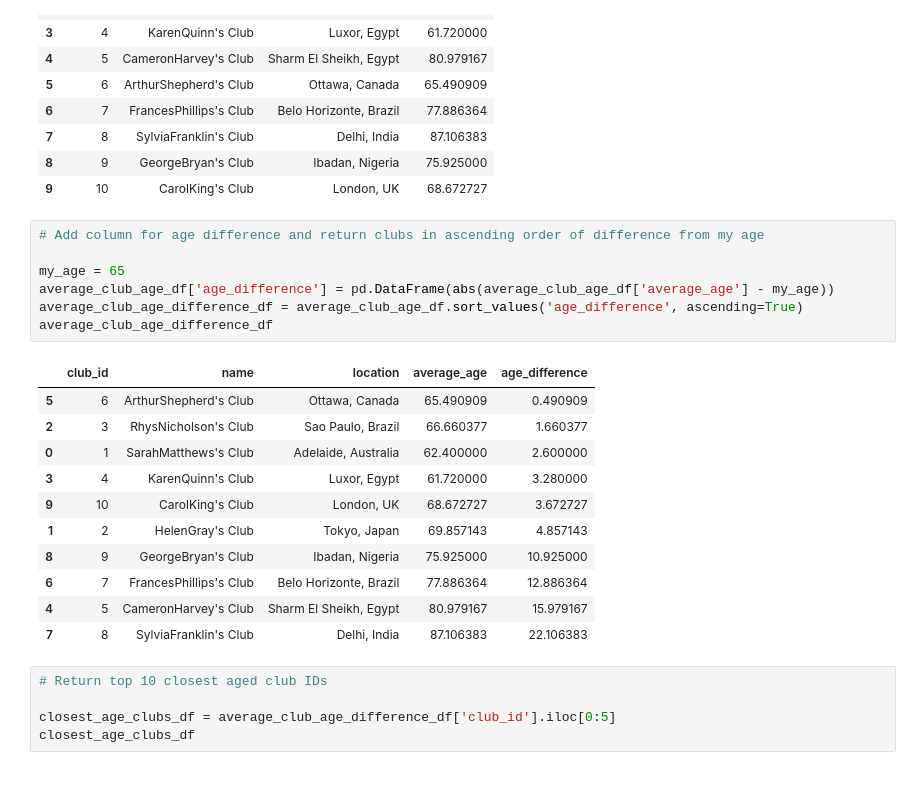
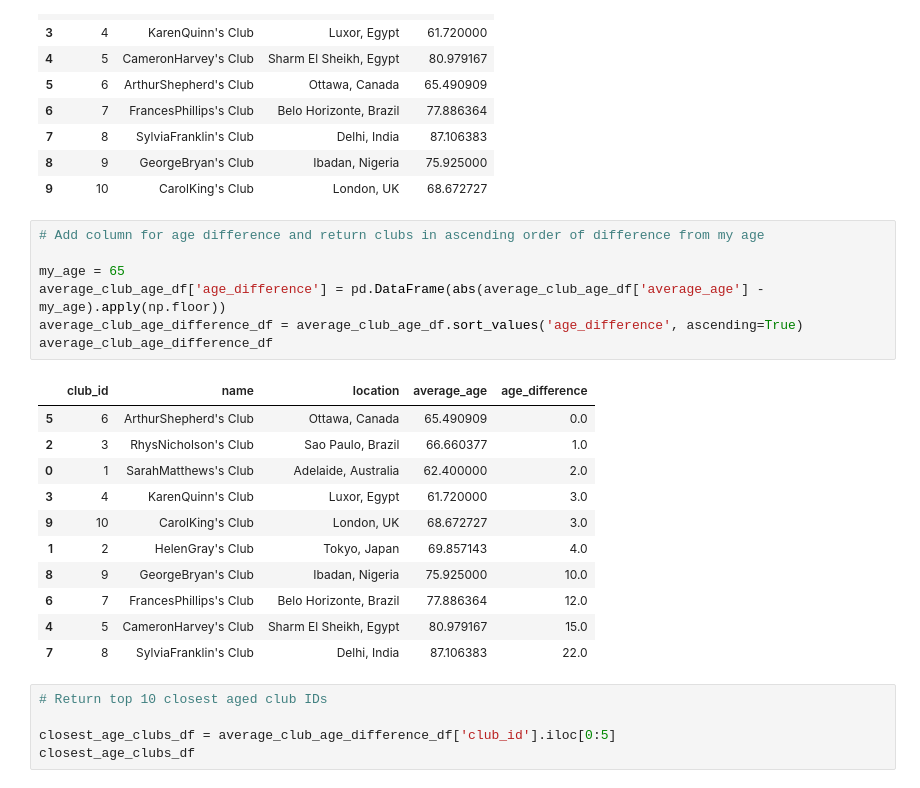
Before and after one commit to laurenceandrews/auguread, a Jupyter notebook: clubs/club-to-user-recommender/club-to-user-recommender.ipynb, the cells around one changed output. Saved outputs shown, nothing was run; the diff lists cells and outputs as text.

```diff
--- a/clubs/club-to-user-recommender/club-to-user-recommender.ipynb
+++ b/clubs/club-to-user-recommender/club-to-user-recommender.ipynb
@@ -104,22 +104,22 @@ average_club_age_df
 # %%
 # Add column for age difference and return clubs in ascending order of difference from my age
 
 my_age = 65
-average_club_age_df['age_difference'] = pd.DataFrame(abs(average_club_age_df['average_age'] - my_age))
+average_club_age_df['age_difference'] = pd.DataFrame(abs(average_club_age_df['average_age'] - my_age).apply(np.floor))
 average_club_age_difference_df = average_club_age_df.sort_values('age_difference', ascending=True)
 average_club_age_difference_df
 # %% [output]
 |  | club_id | name | location | average_age | age_difference |
-| 5 | 6 | ArthurShepherd's Club | Ottawa, Canada | 65.490909 | 0.490909 |
-| 2 | 3 | RhysNicholson's Club | Sao Paulo, Brazil | 66.660377 | 1.660377 |
-| 0 | 1 | SarahMatthews's Club | Adelaide, Australia | 62.400000 | 2.600000 |
-| 3 | 4 | KarenQuinn's Club | Luxor, Egypt | 61.720000 | 3.280000 |
-| 9 | 10 | CarolKing's Club | London, UK | 68.672727 | 3.672727 |
-| 1 | 2 | HelenGray's Club | Tokyo, Japan | 69.857143 | 4.857143 |
-| 8 | 9 | GeorgeBryan's Club | Ibadan, Nigeria | 75.925000 | 10.925000 |
-| 6 | 7 | FrancesPhillips's Club | Belo Horizonte, Brazil | 77.886364 | 12.886364 |
-| 4 | 5 | CameronHarvey's Club | Sharm El Sheikh, Egypt | 80.979167 | 15.979167 |
-| 7 | 8 | SylviaFranklin's Club | Delhi, India | 87.106383 | 22.106383 |
+| 5 | 6 | ArthurShepherd's Club | Ottawa, Canada | 65.490909 | 0.0 |
+| 2 | 3 | RhysNicholson's Club | Sao Paulo, Brazil | 66.660377 | 1.0 |
+| 0 | 1 | SarahMatthews's Club | Adelaide, Australia | 62.400000 | 2.0 |
+| 3 | 4 | KarenQuinn's Club | Luxor, Egypt | 61.720000 | 3.0 |
+| 9 | 10 | CarolKing's Club | London, UK | 68.672727 | 3.0 |
+| 1 | 2 | HelenGray's Club | Tokyo, Japan | 69.857143 | 4.0 |
+| 8 | 9 | GeorgeBryan's Club | Ibadan, Nigeria | 75.925000 | 10.0 |
+| 6 | 7 | FrancesPhillips's Club | Belo Horizonte, Brazil | 77.886364 | 12.0 |
+| 4 | 5 | CameronHarvey's Club | Sharm El Sheikh, Egypt | 80.979167 | 15.0 |
+| 7 | 8 | SylviaFranklin's Club | Delhi, India | 87.106383 | 22.0 |
 # %%
 # Return top 10 closest aged club IDs
 
```
Also changed, not shown: parts of 4 cells of this notebook.
